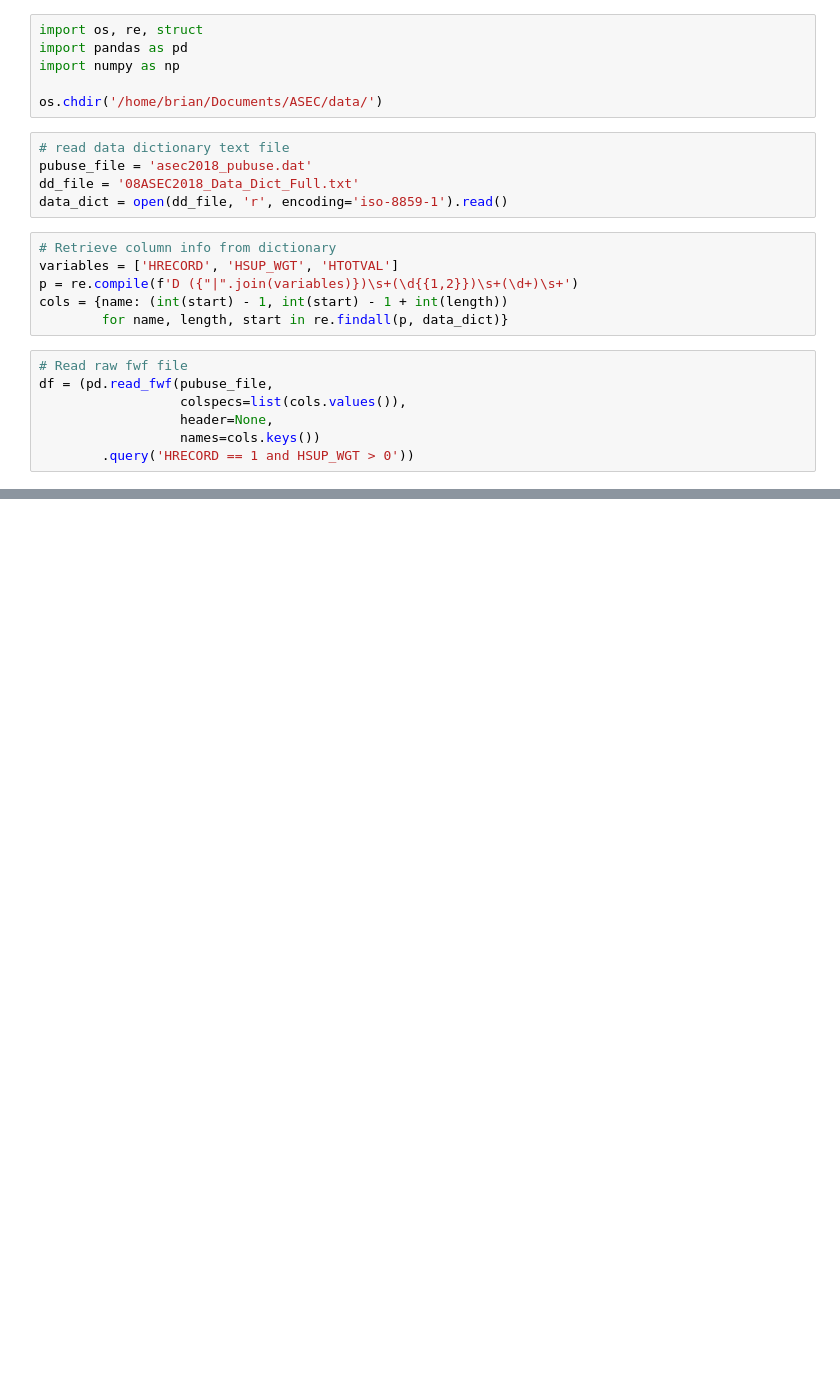
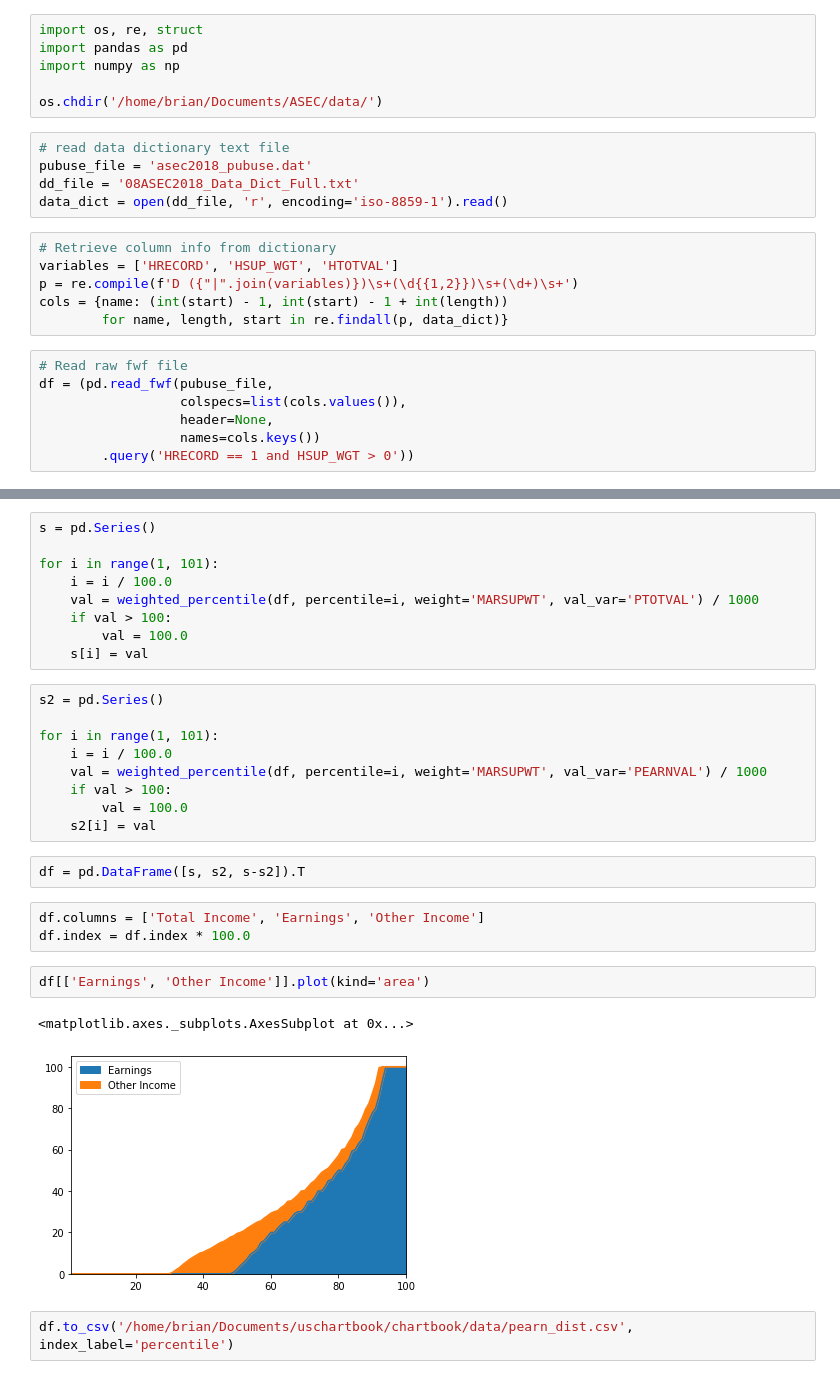
Before and after one commit to bdecon/econ_data, a Jupyter notebook: micro/CPS-ASEC_median_income.ipynb, the cells around one changed output, grey strips where cells are left out. Saved outputs shown, nothing was run; the diff lists cells and outputs as text; blank space fills up the shorter version.

Commit message:
Updated econ_data

```diff
--- a/micro/CPS-ASEC_median_income.ipynb
+++ b/micro/CPS-ASEC_median_income.ipynb
@@ -74,0 +109,30 @@ binned_weighted_percentile(df)
+# %%
+s = pd.Series()
+
+for i in range(1, 101):
+    i = i / 100.0
+    val = weighted_percentile(df, percentile=i, weight='MARSUPWT', val_var='PTOTVAL') / 1000
+    if val > 100:
+        val = 100.0
+    s[i] = val
+# %%
+s2 = pd.Series()
+
+for i in range(1, 101):
+    i = i / 100.0
+    val = weighted_percentile(df, percentile=i, weight='MARSUPWT', val_var='PEARNVAL') / 1000
+    if val > 100:
+        val = 100.0
+    s2[i] = val
+# %%
+df = pd.DataFrame([s, s2, s-s2]).T
+# %%
+df.columns = ['Total Income', 'Earnings', 'Other Income']
+df.index = df.index * 100.0
+# %%
+df[['Earnings', 'Other Income']].plot(kind='area')
+# %% [output]
+<matplotlib.axes._subplots.AxesSubplot at 0x...>
+[figure, added]
+# %%
+df.to_csv('/home/brian/Documents/uschartbook/chartbook/data/pearn_dist.csv', index_label='percentile')
```
Also changed, not shown: parts of 7 cells of this notebook, 3 other files.
